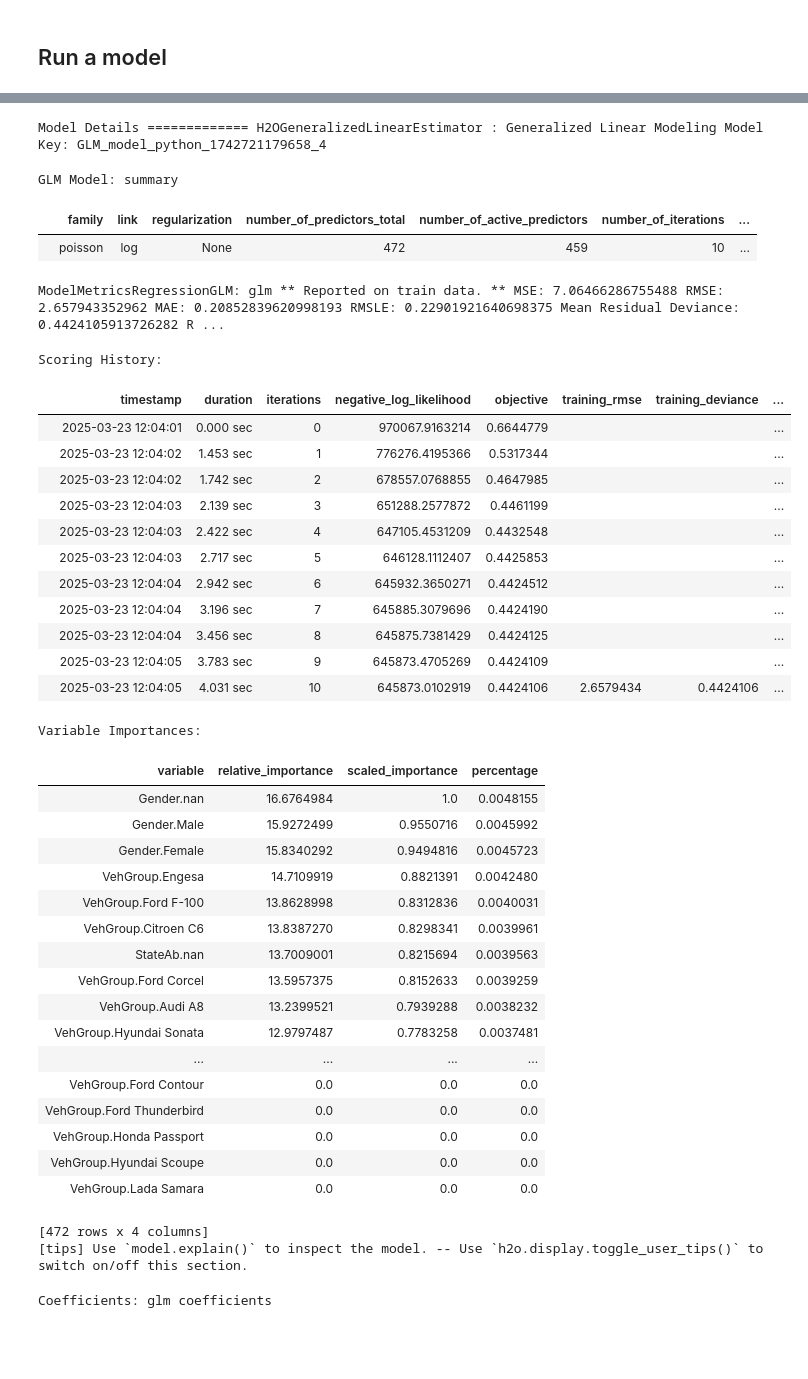
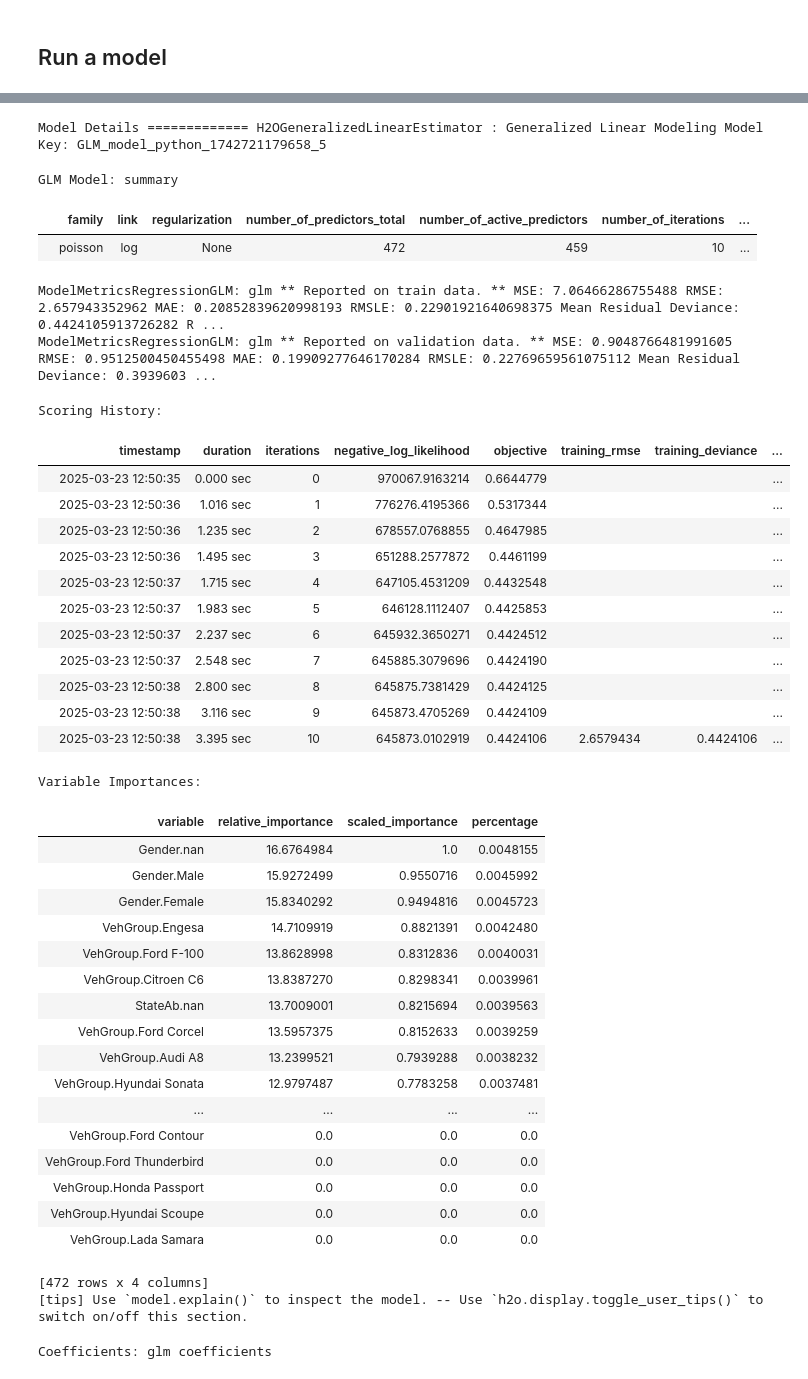
Before and after one commit to KatarzynaKnapik/brvehins, a Jupyter notebook: modeling.ipynb, the cells around one changed output, grey strips where cells are left out. Cells and saved outputs as stored; diff of their text form; code cells hidden in the pictures; blank space fills up the shorter version.

```diff
--- a/modeling.ipynb
+++ b/modeling.ipynb
@@ -243,31 +243,33 @@ glm_model = H2OGeneralizedLinearEstimator(**glm_params)
 # %%
 glm_model.train(
     x=predictors,
     y=RESPONSE,
     weights_column=WEIGHTS,
     offset_column=OFFSET,
-    training_frame=df_train
+    training_frame=df_train,
+    validation_frame=df_test
 )
 # %% [output]
 glm Model Build progress: |██████████████████████████████████████████████████████| (done) 100%
-Model Details ============= H2OGeneralizedLinearEstimator : Generalized Linear Modeling Model Key: GLM_model_python_1742721179658_4
+Model Details ============= H2OGeneralizedLinearEstimator : Generalized Linear Modeling Model Key: GLM_model_python_1742721179658_5
 GLM Model: summary
 |  | family | link | regularization | number_of_predictors_total | number_of_active_predictors | number_of_iterations | ... |
 |  | poisson | log | None | 472 | 459 | 10 | ... |
 ModelMetricsRegressionGLM: glm ** Reported on train data. ** MSE: 7.06466286755488 RMSE: 2.657943352962 MAE: 0.20852839620998193 RMSLE: 0.22901921640698375 Mean Residual Deviance: 0.4424105913726282 R ...
+ModelMetricsRegressionGLM: glm ** Reported on validation data. ** MSE: 0.9048766481991605 RMSE: 0.9512500450455498 MAE: 0.19909277646170284 RMSLE: 0.22769659561075112 Mean Residual Deviance: 0.3939603 ...
 Scoring History:
 |  | timestamp | duration | iterations | negative_log_likelihood | objective | training_rmse | training_deviance | ... |
-|  | 2025-03-23 12:04:01 | 0.000 sec | 0 | 970067.9163214 | 0.6644779 |  |  | ... |
-|  | 2025-03-23 12:04:02 | 1.453 sec | 1 | 776276.4195366 | 0.5317344 |  |  | ... |
-|  | 2025-03-23 12:04:02 | 1.742 sec | 2 | 678557.0768855 | 0.4647985 |  |  | ... |
-|  | 2025-03-23 12:04:03 | 2.139 sec | 3 | 651288.2577872 | 0.4461199 |  |  | ... |
-|  | 2025-03-23 12:04:03 | 2.422 sec | 4 | 647105.4531209 | 0.4432548 |  |  | ... |
-|  | 2025-03-23 12:04:03 | 2.717 sec | 5 | 646128.1112407 | 0.4425853 |  |  | ... |
-|  | 2025-03-23 12:04:04 | 2.942 sec | 6 | 645932.3650271 | 0.4424512 |  |  | ... |
-|  | 2025-03-23 12:04:04 | 3.196 sec | 7 | 645885.3079696 | 0.4424190 |  |  | ... |
-|  | 2025-03-23 12:04:04 | 3.456 sec | 8 | 645875.7381429 | 0.4424125 |  |  | ... |
-|  | 2025-03-23 12:04:05 | 3.783 sec | 9 | 645873.4705269 | 0.4424109 |  |  | ... |
-|  | 2025-03-23 12:04:05 | 4.031 sec | 10 | 645873.0102919 | 0.4424106 | 2.6579434 | 0.4424106 | ... |
+|  | 2025-03-23 12:50:35 | 0.000 sec | 0 | 970067.9163214 | 0.6644779 |  |  | ... |
+|  | 2025-03-23 12:50:36 | 1.016 sec | 1 | 776276.4195366 | 0.5317344 |  |  | ... |
+|  | 2025-03-23 12:50:36 | 1.235 sec | 2 | 678557.0768855 | 0.4647985 |  |  | ... |
+|  | 2025-03-23 12:50:36 | 1.495 sec | 3 | 651288.2577872 | 0.4461199 |  |  | ... |
+|  | 2025-03-23 12:50:37 | 1.715 sec | 4 | 647105.4531209 | 0.4432548 |  |  | ... |
+|  | 2025-03-23 12:50:37 | 1.983 sec | 5 | 646128.1112407 | 0.4425853 |  |  | ... |
+|  | 2025-03-23 12:50:37 | 2.237 sec | 6 | 645932.3650271 | 0.4424512 |  |  | ... |
+|  | 2025-03-23 12:50:37 | 2.548 sec | 7 | 645885.3079696 | 0.4424190 |  |  | ... |
+|  | 2025-03-23 12:50:38 | 2.800 sec | 8 | 645875.7381429 | 0.4424125 |  |  | ... |
+|  | 2025-03-23 12:50:38 | 3.116 sec | 9 | 645873.4705269 | 0.4424109 |  |  | ... |
+|  | 2025-03-23 12:50:38 | 3.395 sec | 10 | 645873.0102919 | 0.4424106 | 2.6579434 | 0.4424106 | ... |
 Variable Importances:
 | variable | relative_importance | scaled_importance | percentage |
 | Gender.nan | 16.6764984 | 1.0 | 0.0048155 |
```
Also changed, not shown: parts of 3 cells of this notebook.
